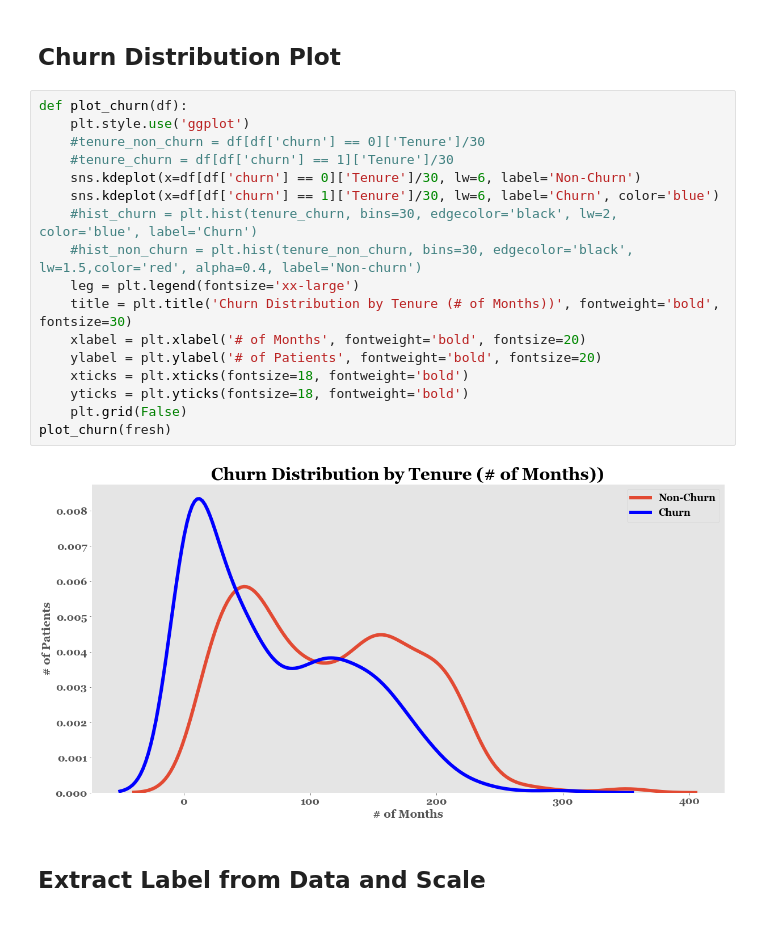
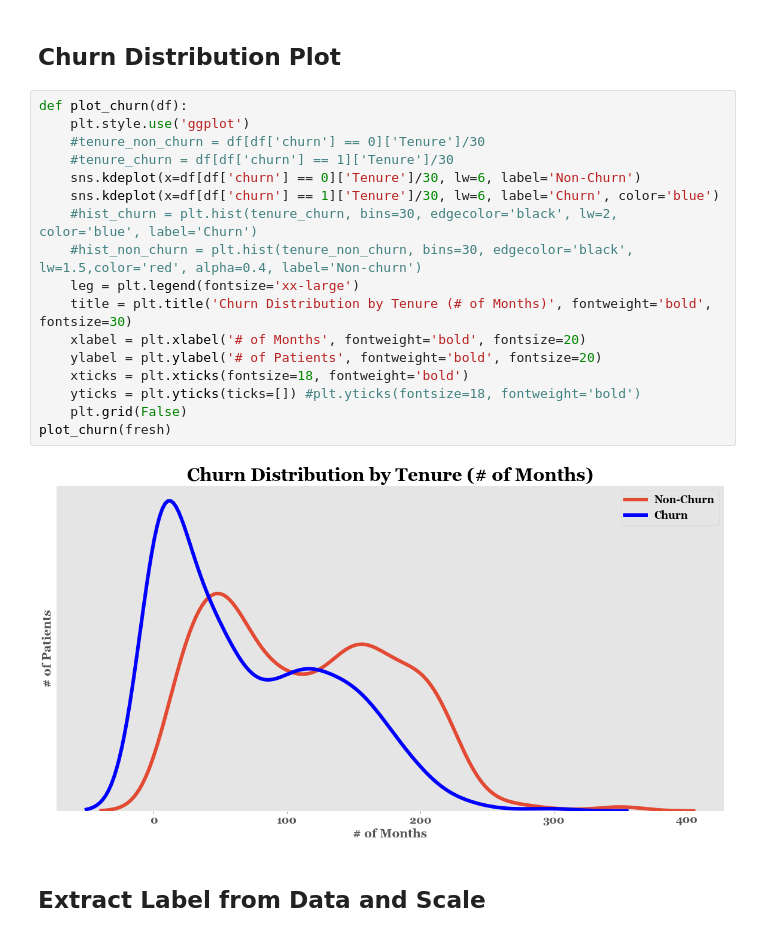
Before and after one commit to americanthinker/dental-project, a Jupyter notebook: notebooks/Logistic_Regression.ipynb, the cells around one changed output. Cells and saved outputs as stored; diff of their text form.

```diff
--- a/notebooks/Logistic_Regression.ipynb
+++ b/notebooks/Logistic_Regression.ipynb
@@ -95,22 +79,22 @@ plot2 = plt.bar(fresh_churn_dist.index, fresh_churn_dist)
 # %%
 def plot_churn(df):
     plt.style.use('ggplot')
     #tenure_non_churn = df[df['churn'] == 0]['Tenure']/30
     #tenure_churn = df[df['churn'] == 1]['Tenure']/30
     sns.kdeplot(x=df[df['churn'] == 0]['Tenure']/30, lw=6, label='Non-Churn')
     sns.kdeplot(x=df[df['churn'] == 1]['Tenure']/30, lw=6, label='Churn', color='blue')
     #hist_churn = plt.hist(tenure_churn, bins=30, edgecolor='black', lw=2, color='blue', label='Churn')
     #hist_non_churn = plt.hist(tenure_non_churn, bins=30, edgecolor='black', lw=1.5,color='red', alpha=0.4, label='Non-churn')
     leg = plt.legend(fontsize='xx-large')
-    title = plt.title('Churn Distribution by Tenure (# of Months))', fontweight='bold', fontsize=30)
+    title = plt.title('Churn Distribution by Tenure (# of Months)', fontweight='bold', fontsize=30)
     xlabel = plt.xlabel('# of Months', fontweight='bold', fontsize=20)
     ylabel = plt.ylabel('# of Patients', fontweight='bold', fontsize=20)
     xticks = plt.xticks(fontsize=18, fontweight='bold')
-    yticks = plt.yticks(fontsize=18, fontweight='bold')
+    yticks = plt.yticks(ticks=[]) #plt.yticks(fontsize=18, fontweight='bold')
     plt.grid(False)
 plot_churn(fresh)
 # %% [output]
-[figure, old version]
+[figure, new version]
 # %% [markdown]
 ## Extract Label from Data and Scale
 # %%
```
Also changed, not shown: parts of 54 cells of this notebook, 5 other files.
